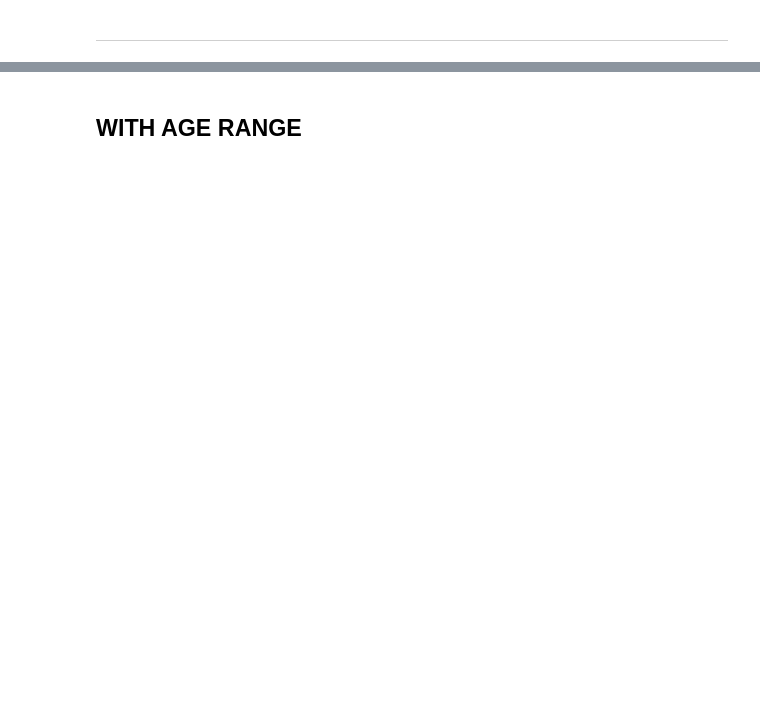
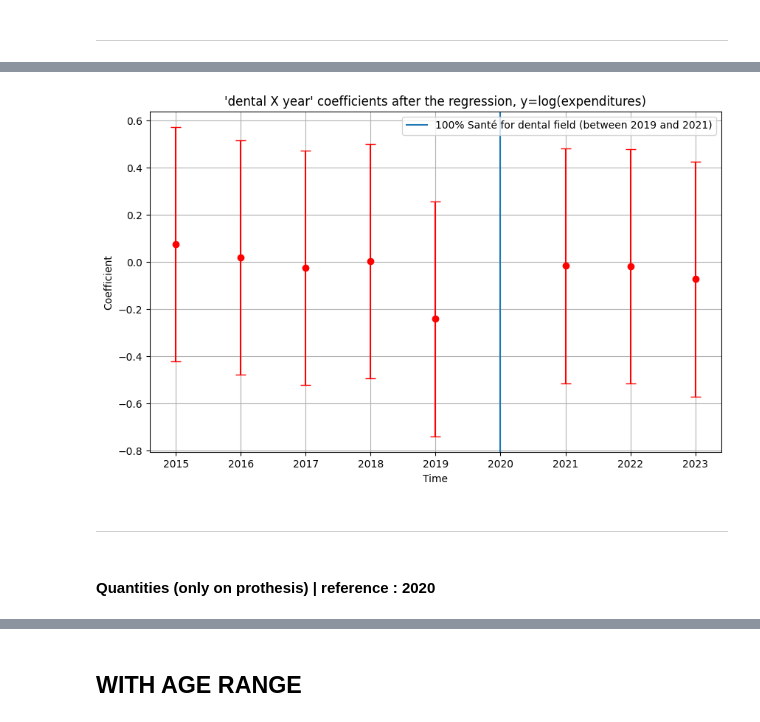
Before and after one commit to bparent11/analysingEffectOfHealthPlanInFrance, a Jupyter notebook: code/regression.ipynb, the cells around one changed output, grey strips where cells are left out. Saved outputs shown, nothing was run; the diff lists cells and outputs as text; code cells hidden in the pictures; blank space fills up the shorter version.

```diff
--- a/code/regression.ipynb
+++ b/code/regression.ipynb
@@ -312,0 +343,24 @@ plt.show()
+# %%
+df = pd.read_excel("df_for_reg-without_age_range.xlsx", index_col=0, sheet_name=0)
+df = df[df["2014"]==0]
+df = df.drop(columns=["2014"])
+df_dental = pd.DataFrame({
+    "year" : [i+2015 for i in range(9)],
+    "expenditures" : list(dental_prothesis[0].values()),
+    "quantities" : list(dental_prothesis[1].values()),
+    "DENTAL" : [1 for i in range(len(dental_prothesis[0].keys()))]
+}
+)
+
+df_dental = pd.get_dummies(df_dental, columns=['year'], prefix='', prefix_sep='')
+# %%
+df = pd.concat([df, df_dental], axis=0)
+df = df.fillna(0)
+df = df.astype(int)
+# %%
+for col in df.filter(like="20").columns:
+    df[f"{col} x dental"] = df[f"{col}"] * df["DENTAL"]
+# %%
+X = df.drop(columns=(["expenditures", "nb_code_LPP", "quantities"] + [col for col in df.columns if "2020" in col or "optique" in col.lower() or "audio" in col.lower()]))
+X = sm.add_constant(X)
+y = np.log(df["expenditures"])
@@ -312,0 +388,23 @@ plt.show()
+# %%
+time_periods = [i+2015 for i in range(5)] + [i+2021 for i in range(3)]
+coefficients = model.params[-8:]
+std_errors = model.bse[-8:]
+
+plt.figure(figsize=(10, 6))
+
+plt.errorbar(time_periods, coefficients, yerr=std_errors, fmt='o', color='red', ecolor='red', capsize=5)
+
+plt.xlabel("Time")
+plt.ylabel("Coefficient")
+plt.title("'dental X year' coefficients after the regression, y=log(expenditures)")
+plt.axvline(x=2020, label="100% Santé for dental field (between 2019 and 2021)")
+plt.grid(True)
+plt.legend()
+
+plt.show()
+# %% [output]
+[figure, added]
+# %% [markdown]
+---
+# %% [markdown]
+#### Quantities (only on prothesis) | reference : 2020
```
Also changed, not shown: parts of 173 cells of this notebook.
